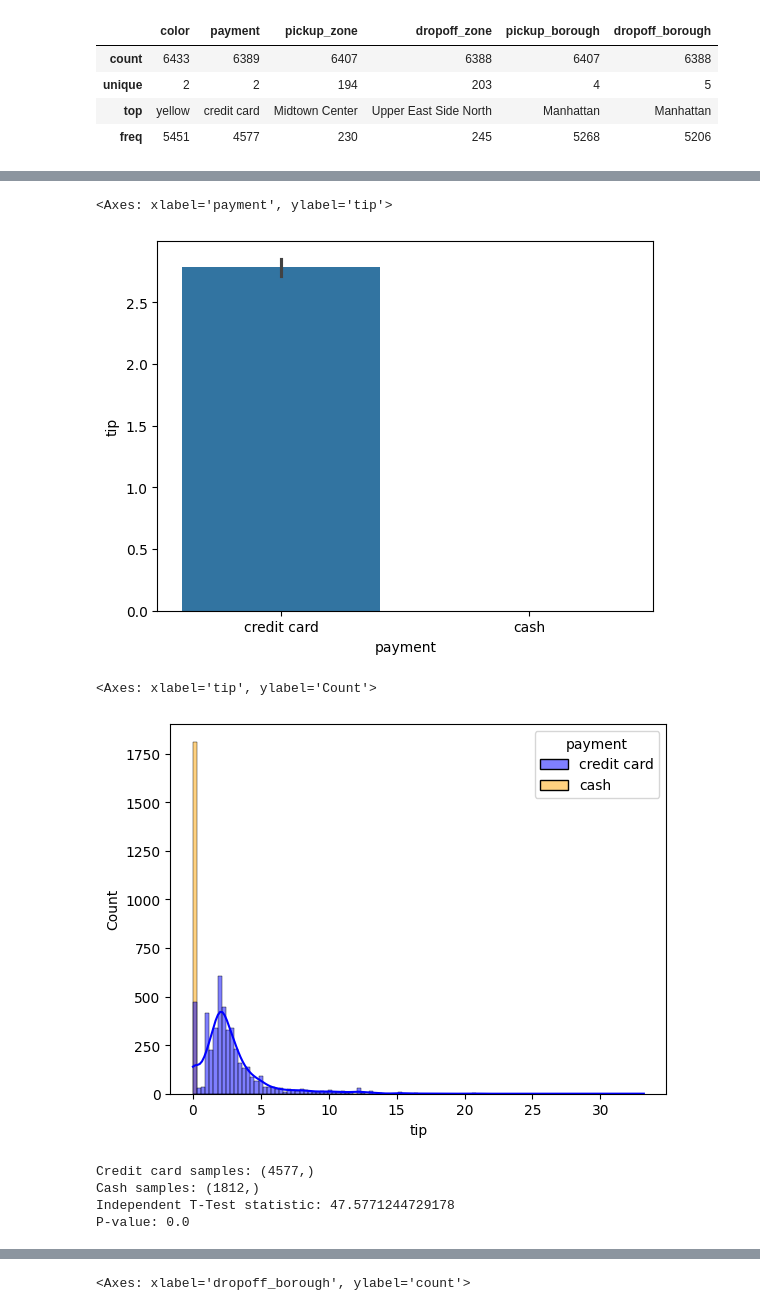
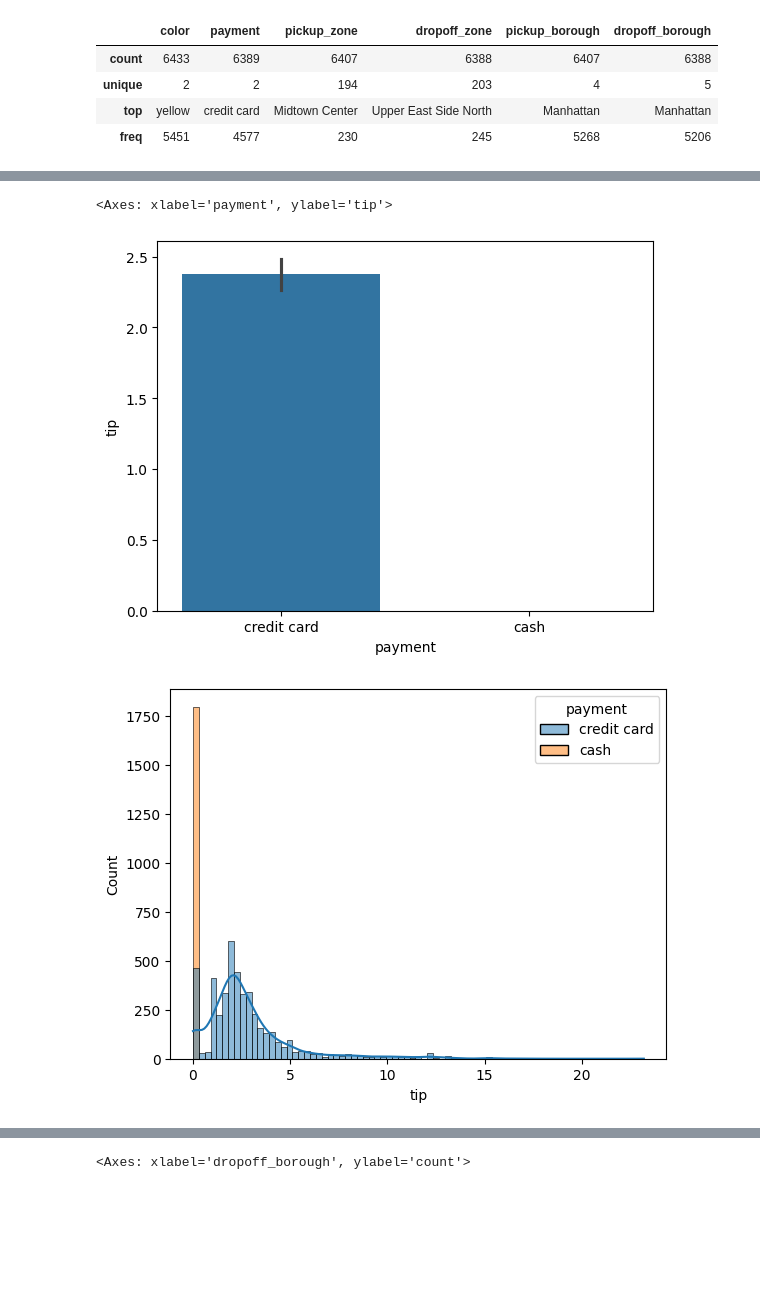
Before and after one commit to Akhila-Dubasi/ML, a Jupyter notebook: ml.ipynb, the cells around one changed output, grey strips where cells are left out. Drawn from its saved outputs; the diff is of its cells as text; code cells hidden in the pictures; blank space fills up the shorter version.

```diff
--- a/ml.ipynb
+++ b/ml.ipynb
@@ -112,2 +110,2 @@ df.reset_index(drop=2)
 # %%
-df.dropna()
+df=df.dropna()
@@ -222,10 +243,11 @@ Reject null hypothesis: Distribution of tip for yellow ≠ distribution of tip f
 # %%
-sns.barplot(x=df.payment,y=df.tip,estimator='mean')
+sns.barplot(x=df.payment,y=df.tip,estimator='std')
 # %% [output]
 <Axes: xlabel='payment', ylabel='tip'>
-[figure, old version]
+[figure, new version]
 # %%
-sns.histplot(x=df.tip,kde=True,hue=df.payment,palette={'credit card':'blue','cash':'orange'})
+sns.histplot(x=df.tip,hue=df.payment,kde=True,)
+plt.show()
+#insight:People usually give higher tips when they pay by credit card than by cash.
 # %% [output]
-<Axes: xlabel='tip', ylabel='Count'>
-[figure, old version]
+[figure, new version]
@@ -242,15 +253,0 @@ cash_s = df['tip'].loc[df['payment'] == 'cash']
-# %%
-# Check sample sizes
-print("Credit card samples:", credit_s.shape)
-print("Cash samples:", cash_s.shape)
-
-# Independent two-sample t-test
-t_stat, p_val = stats.ttest_ind(credit_s, cash_s)
-
-print("Independent T-Test statistic:", t_stat)
-print("P-value:", p_val)
-# %% [output]
-Credit card samples: (4577,)
-Cash samples: (1812,)
-Independent T-Test statistic: 47.5771244729178
-P-value: 0.0
```
Also changed, not shown: parts of 126 cells of this notebook.
